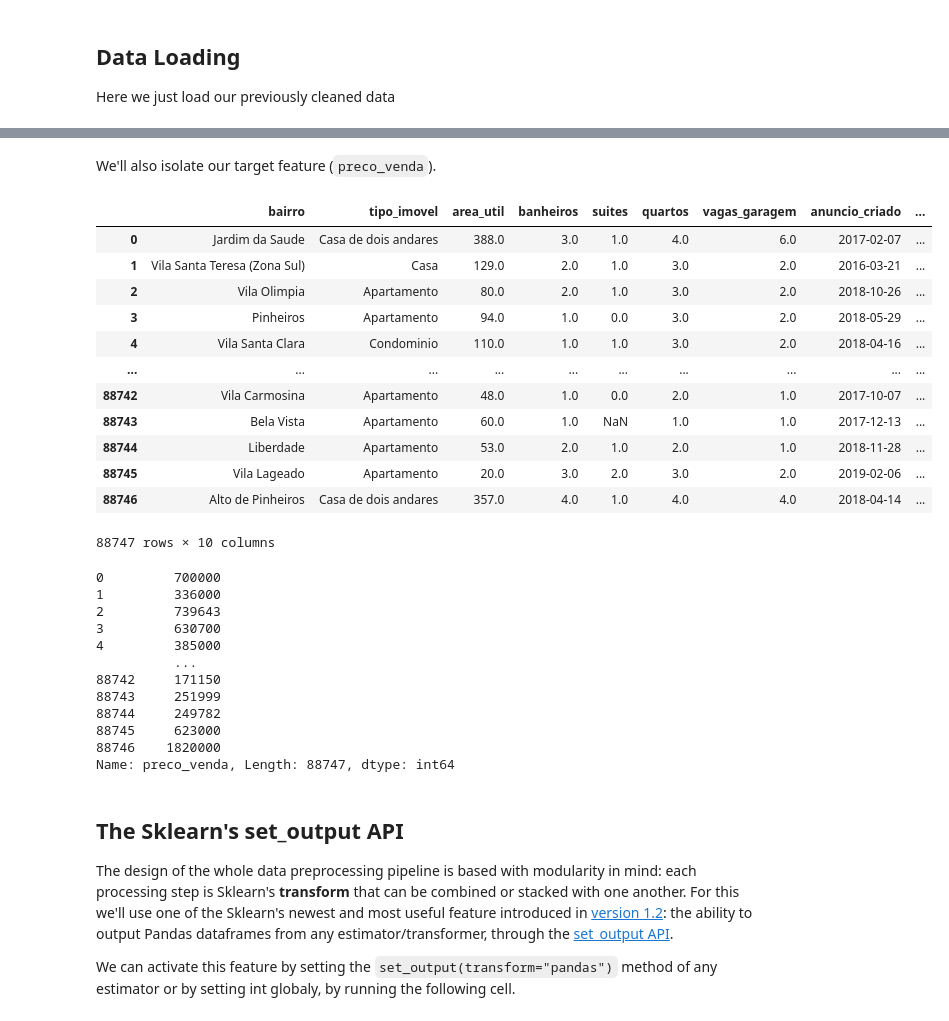
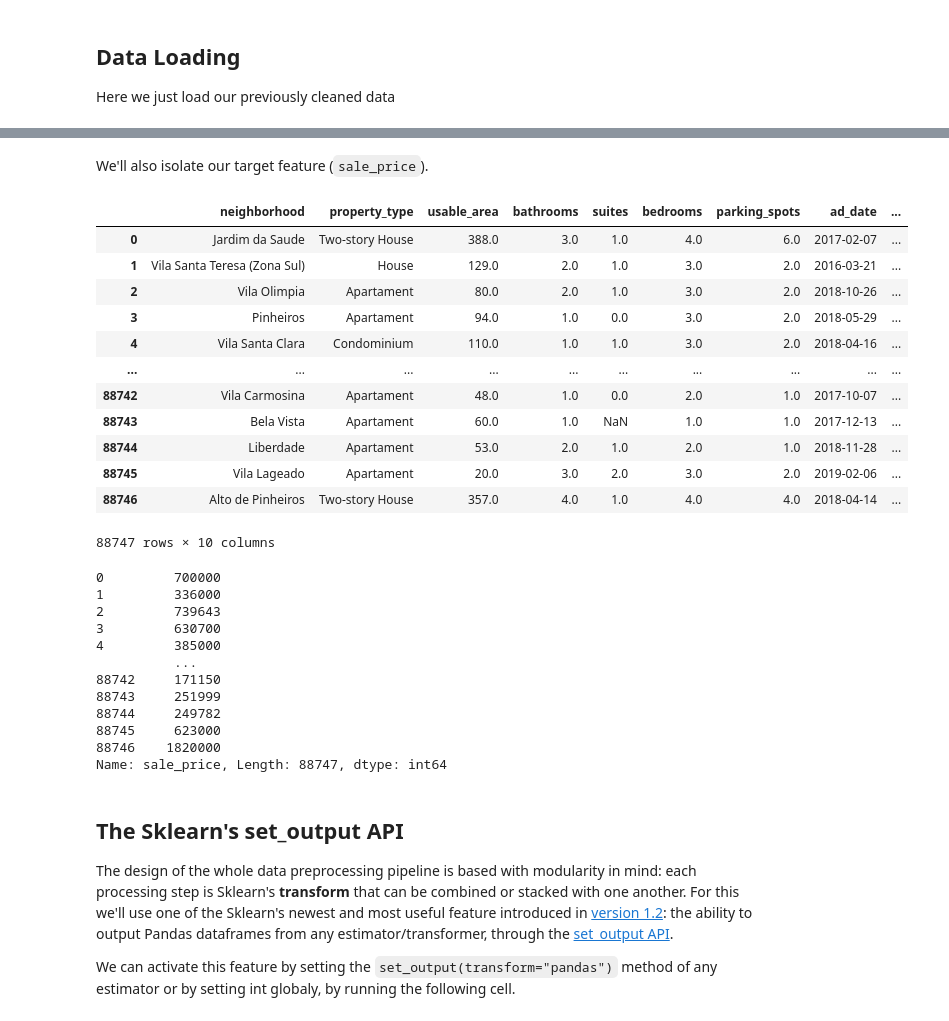
Before and after one commit to TheCamilovisk/HousePricePredictionApp, a Jupyter notebook: notebooks/03-data-preprocessing.ipynb, the cells around one changed output, grey strips where cells are left out. Saved outputs shown, nothing was run; the diff lists cells and outputs as text; code cells hidden in the pictures.

Commit message:
Translate features names and values to english in notebook 3.

```diff
--- a/notebooks/03-data-preprocessing.ipynb
+++ b/notebooks/03-data-preprocessing.ipynb
@@ -55,24 +55,24 @@ features
 88747 rows × 11 columns
 # %% [markdown]
-We'll also isolate our target feature (`preco_venda`).
+We'll also isolate our target feature (`sale_price`).
 # %%
-prices = features.pop("preco_venda")
+prices = features.pop("sale_price")
 
 display(features)
 display(prices)
 # %% [output]
-|  | bairro | tipo_imovel | area_util | banheiros | suites | quartos | vagas_garagem | anuncio_criado | ... |
-| 0 | Jardim da Saude | Casa de dois andares | 388.0 | 3.0 | 1.0 | 4.0 | 6.0 | 2017-02-07 | ... |
-| 1 | Vila Santa Teresa (Zona Sul) | Casa | 129.0 | 2.0 | 1.0 | 3.0 | 2.0 | 2016-03-21 | ... |
-| 2 | Vila Olimpia | Apartamento | 80.0 | 2.0 | 1.0 | 3.0 | 2.0 | 2018-10-26 | ... |
-| 3 | Pinheiros | Apartamento | 94.0 | 1.0 | 0.0 | 3.0 | 2.0 | 2018-05-29 | ... |
-| 4 | Vila Santa Clara | Condominio | 110.0 | 1.0 | 1.0 | 3.0 | 2.0 | 2018-04-16 | ... |
+|  | neighborhood | property_type | usable_area | bathrooms | suites | bedrooms | parking_spots | ad_date | ... |
+| 0 | Jardim da Saude | Two-story House | 388.0 | 3.0 | 1.0 | 4.0 | 6.0 | 2017-02-07 | ... |
+| 1 | Vila Santa Teresa (Zona Sul) | House | 129.0 | 2.0 | 1.0 | 3.0 | 2.0 | 2016-03-21 | ... |
+| 2 | Vila Olimpia | Apartament | 80.0 | 2.0 | 1.0 | 3.0 | 2.0 | 2018-10-26 | ... |
+| 3 | Pinheiros | Apartament | 94.0 | 1.0 | 0.0 | 3.0 | 2.0 | 2018-05-29 | ... |
+| 4 | Vila Santa Clara | Condominium | 110.0 | 1.0 | 1.0 | 3.0 | 2.0 | 2018-04-16 | ... |
 | ... | ... | ... | ... | ... | ... | ... | ... | ... | ... |
-| 88742 | Vila Carmosina | Apartamento | 48.0 | 1.0 | 0.0 | 2.0 | 1.0 | 2017-10-07 | ... |
-| 88743 | Bela Vista | Apartamento | 60.0 | 1.0 | NaN | 1.0 | 1.0 | 2017-12-13 | ... |
-| 88744 | Liberdade | Apartamento | 53.0 | 2.0 | 1.0 | 2.0 | 1.0 | 2018-11-28 | ... |
-| 88745 | Vila Lageado | Apartamento | 20.0 | 3.0 | 2.0 | 3.0 | 2.0 | 2019-02-06 | ... |
-| 88746 | Alto de Pinheiros | Casa de dois andares | 357.0 | 4.0 | 1.0 | 4.0 | 4.0 | 2018-04-14 | ... |
+| 88742 | Vila Carmosina | Apartament | 48.0 | 1.0 | 0.0 | 2.0 | 1.0 | 2017-10-07 | ... |
+| 88743 | Bela Vista | Apartament | 60.0 | 1.0 | NaN | 1.0 | 1.0 | 2017-12-13 | ... |
+| 88744 | Liberdade | Apartament | 53.0 | 2.0 | 1.0 | 2.0 | 1.0 | 2018-11-28 | ... |
+| 88745 | Vila Lageado | Apartament | 20.0 | 3.0 | 2.0 | 3.0 | 2.0 | 2019-02-06 | ... |
+| 88746 | Alto de Pinheiros | Two-story House | 357.0 | 4.0 | 1.0 | 4.0 | 4.0 | 2018-04-14 | ... |
 88747 rows × 10 columns
 0         700000
 1         336000
@@ -85,7 +85,7 @@ display(prices)
 88744     249782
 88745     623000
 88746    1820000
-Name: preco_venda, Length: 88747, dtype: int64
+Name: sale_price, Length: 88747, dtype: int64
 # %% [markdown]
 ## The Sklearn's set_output API
 
```
Also changed, not shown: parts of 14 cells of this notebook.
